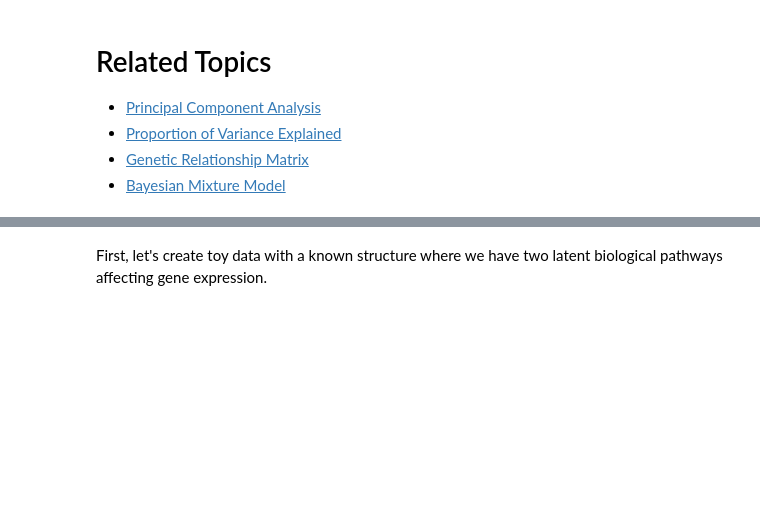
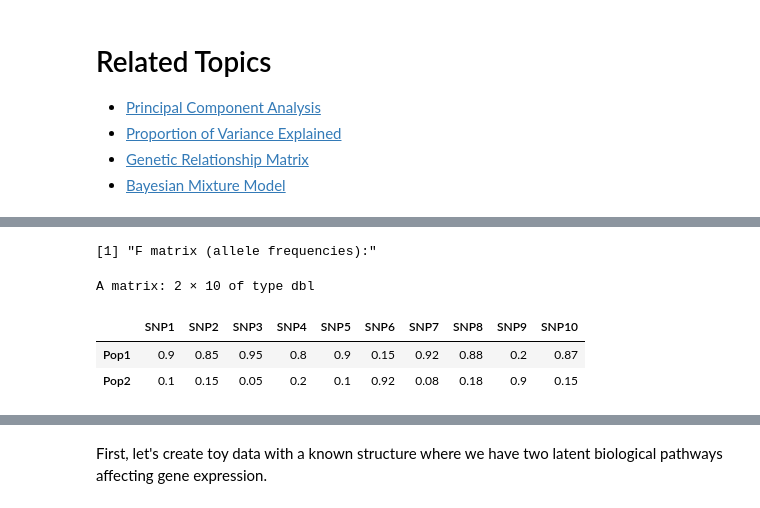
Before and after one commit to RuiDongDR/statgen-prerequisites, a Jupyter notebook: factor_analysis.ipynb, the cells around one changed output, grey strips where cells are left out. Saved outputs shown, nothing was run; the diff lists cells and outputs as text; code cells hidden in the pictures; blank space fills up the shorter version.

```diff
--- a/factor_analysis.ipynb
+++ b/factor_analysis.ipynb
@@ -100,0 +122,29 @@ The key difference is that EFA is **data-driven** (discover structure) while CFA
+# %%
+rm(list=ls())
+set.seed(74)
+
+K <- 2   # Number of ancestral populations
+I <- 50  # Number of individuals
+J <- 10  # Number of markers (SNPs)
+
+# Create F matrix with very distinct population frequencies
+F_true <- matrix(0, nrow = K, ncol = J)
+
+# Population 1
+F_true[1, ] <- c(0.9, 0.85, 0.95, 0.80, 0.90, 0.15, 0.92, 0.88, 0.2, 0.87)
+
+# Population 2
+F_true[2, ] <- c(0.1, 0.15, 0.05, 0.20, 0.10, 0.92, 0.08, 0.18, 0.90, 0.15)
+
+# Add row and column names
+rownames(F_true) <- paste0("Pop", 1:K)
+colnames(F_true) <- paste0("SNP", 1:J)
+
+print("F matrix (allele frequencies):")
+F_true
+# %% [output]
+[1] "F matrix (allele frequencies):"
+A matrix: 2 × 10 of type dbl
+|  | SNP1 | SNP2 | SNP3 | SNP4 | SNP5 | SNP6 | SNP7 | SNP8 | SNP9 | SNP10 |
+| Pop1 | 0.9 | 0.85 | 0.95 | 0.8 | 0.9 | 0.15 | 0.92 | 0.88 | 0.2 | 0.87 |
+| Pop2 | 0.1 | 0.15 | 0.05 | 0.2 | 0.1 | 0.92 | 0.08 | 0.18 | 0.9 | 0.15 |
```
Also changed, not shown: parts of 55 cells of this notebook, 3 other files.
